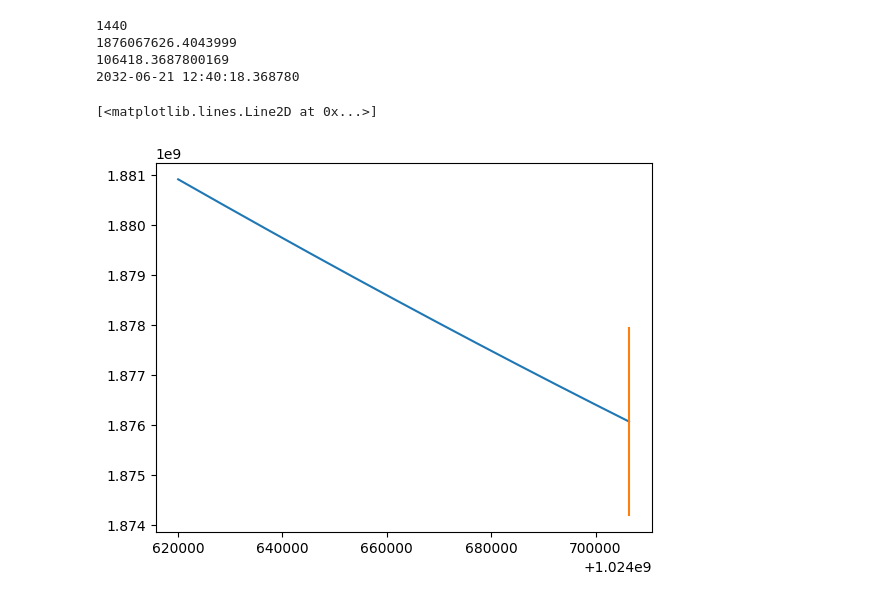
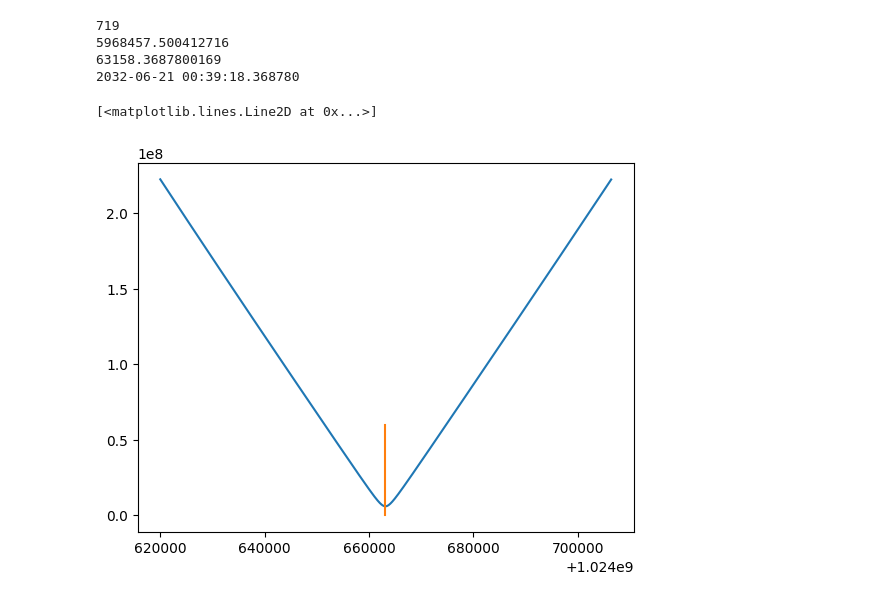
Before and after one commit to vera-br/Callisto, a Jupyter notebook: spice_data_test.ipynb, the cells around one changed output. Drawn from its saved outputs; the diff is of its cells as text; code cells hidden in the pictures.

```diff
--- a/spice_data_test.ipynb
+++ b/spice_data_test.ipynb
@@ -34,7 +34,7 @@ def CA_info(orbit):
 ### Load in data from SPICE kernels, data loaded in has units km and km/s
 # data paths
 data_paths = []
-data_path = "./spice_data/callisto_wrt_jupiter_cphio_J"
+data_path = "./spice_data/juice_wrt_callisto_cphio_J"
 
 for i in range(1, 22):
     data_paths.append(data_path + str(i) + ".csv")
@@ -91,20 +137,20 @@ for times in CA_times_utc_min12hr:
 # %%
 orbit1 = orbits_all['orbit1']
 plt.plot(orbit1[0], orbit1[4])
 minarg = np.argmin(orbit1[4])
 print(minarg)
 mintime = orbit1[0, minarg]
 CA_i = orbit1.transpose()[minarg,:]
 print(CA_i[4])
 print(mintime-1.0246e9)
 CA_time_utc = datetime.datetime(2000, 1, 1, 12, 0, 0) + datetime.timedelta(seconds=mintime)
 CA_time_utc_min12hr = CA_time_utc + datetime.timedelta(hours=-12)
 print(CA_time_utc)
-plt.plot([mintime,mintime], [0.999*orbit1[4, minarg],1.001*orbit1[4, minarg]])
+plt.plot([mintime,mintime], [0,10*orbit1[4, minarg]])
 # %% [output]
-1440
-1876067626.4043999
-106418.3687800169
-2032-06-21 12:40:18.368780
+719
+5968457.500412716
+63158.3687800169
+2032-06-21 00:39:18.368780
 [<matplotlib.lines.Line2D at 0x...>]
-[figure, old version]
+[figure, new version]
```
Also changed, not shown: parts of 6 cells of this notebook, 15 other files.
